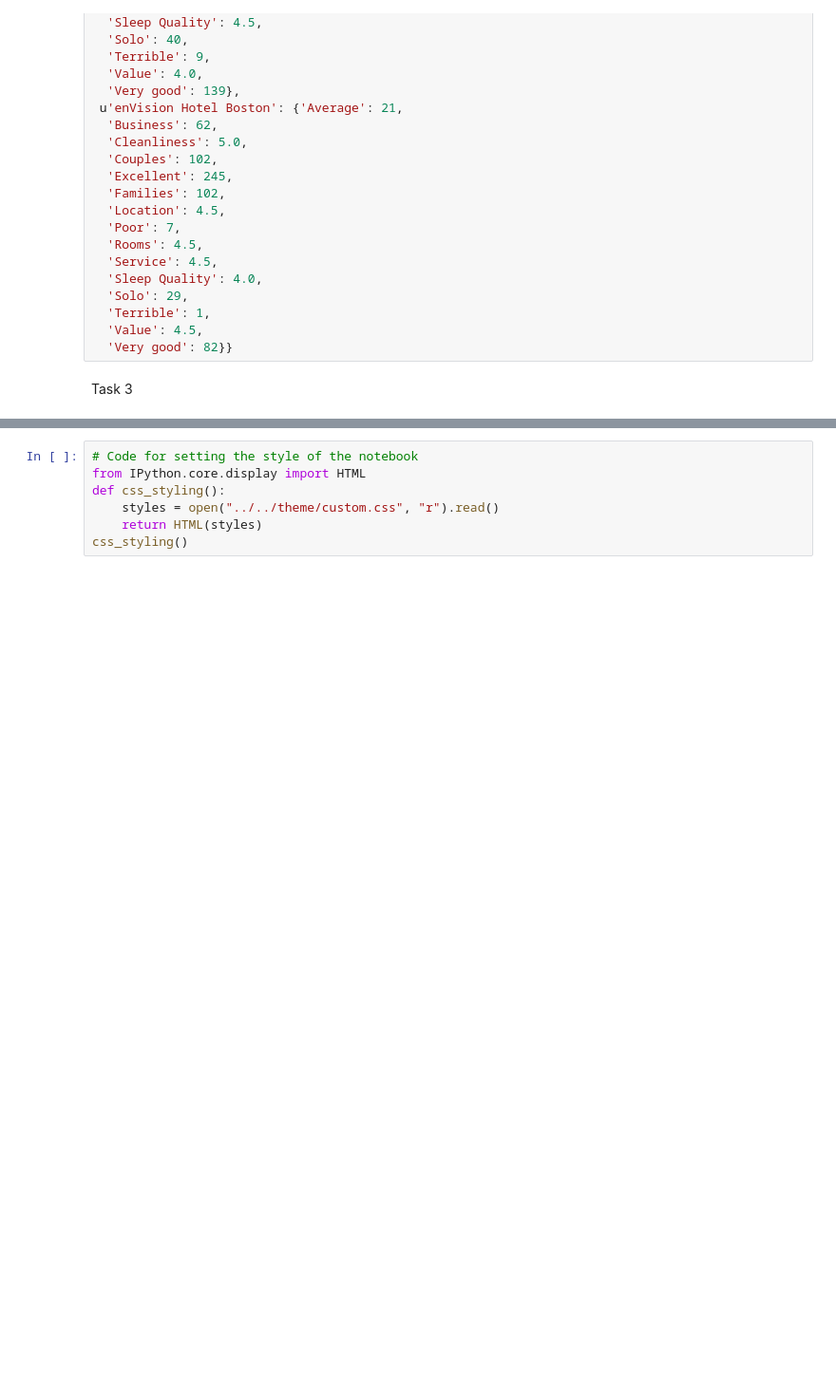
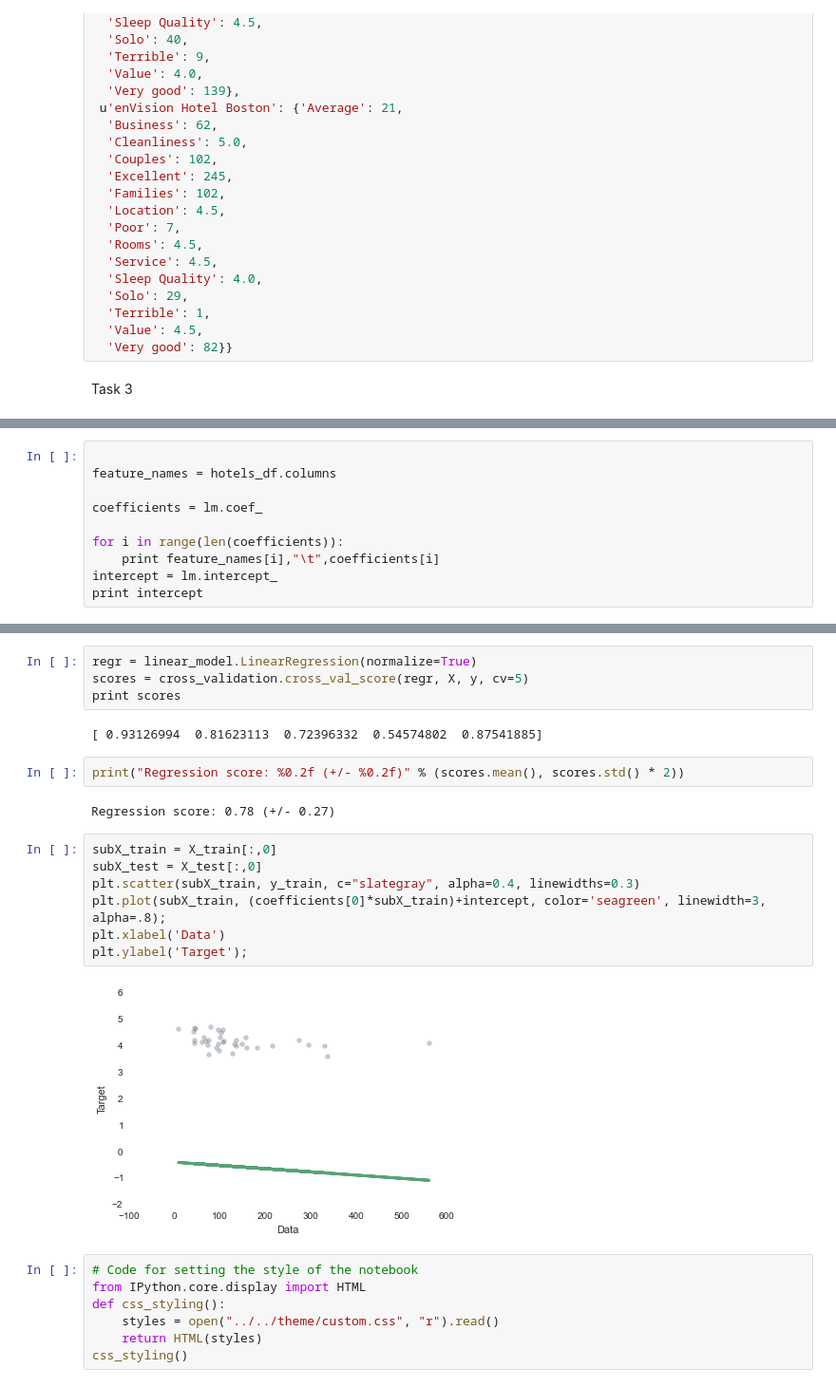
Before and after one commit to ggodinez/spring-2015-homeworks, a Jupyter notebook: submissions/Homework-5/5.Hotels.ipynb, the cells around one changed output, grey strips where cells are left out. Shown at 95% size. Drawn from its saved outputs; the diff is of its cells as text; blank space fills up the shorter version.

```diff
--- a/submissions/Homework-5/5.Hotels.ipynb
+++ b/submissions/Homework-5/5.Hotels.ipynb
@@ -1097,0 +1149,10 @@ pd.DataFrame(zip(X.columns,lm.coef_),columns=['Features','Est Coefficient'])
+# %%
+
+feature_names = hotels_df.columns
+
+coefficients = lm.coef_
+
+for i in range(len(coefficients)):
+    print feature_names[i],"\t",coefficients[i]
+intercept = lm.intercept_
+print intercept
@@ -1098,3 +1195,22 @@ pd.DataFrame(zip(X.columns,lm.coef_),columns=['Features','Est Coefficient'])
+# %%
+regr = linear_model.LinearRegression(normalize=True)
+scores = cross_validation.cross_val_score(regr, X, y, cv=5)
+print scores
+# %% [output]
+[ 0.93126994  0.81623113  0.72396332  0.54574802  0.87541885]
+# %%
+print("Regression score: %0.2f (+/- %0.2f)" % (scores.mean(), scores.std() * 2))
+# %% [output]
+Regression score: 0.78 (+/- 0.27)
+# %%
+subX_train = X_train[:,0]
+subX_test = X_test[:,0]
+plt.scatter(subX_train, y_train, c="slategray", alpha=0.4, linewidths=0.3)
+plt.plot(subX_train, (coefficients[0]*subX_train)+intercept, color='seagreen', linewidth=3, alpha=.8);
+plt.xlabel('Data')
+plt.ylabel('Target');
+# %% [output]
+[figure, added]
 # %%
 # Code for setting the style of the notebook
 from IPython.core.display import HTML
```
Also changed, not shown: parts of 11 cells of this notebook.
